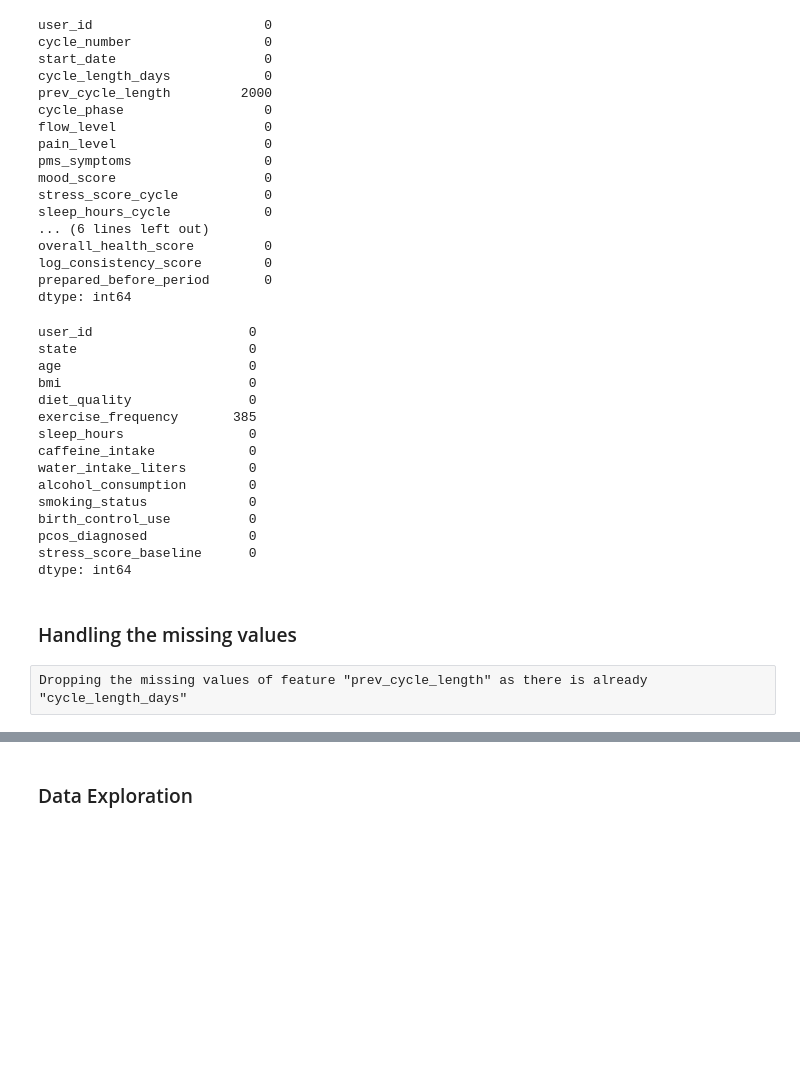
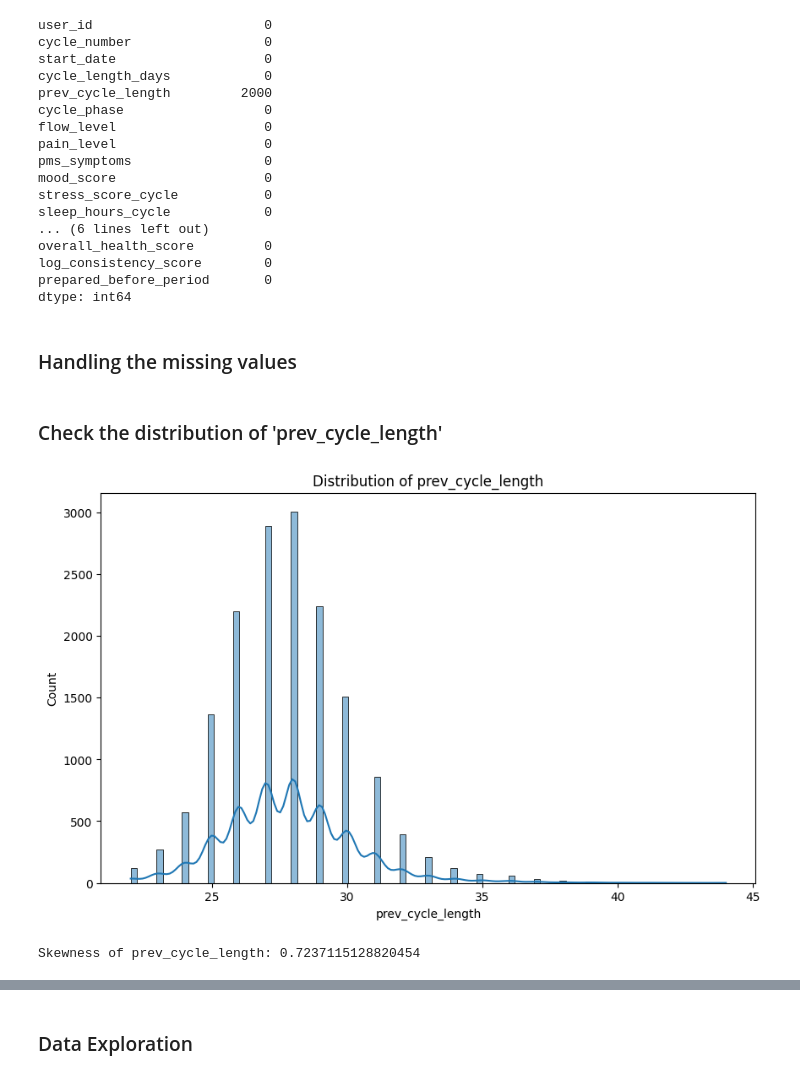
Before and after one commit to sushmitamalakar10/data-science-projects, a Jupyter notebook: Menstrual Cycle Tracker/menstrual_cycle.ipynb, the cells around one changed output, grey strips where cells are left out. Cells and saved outputs as stored; diff of their text form; code cells hidden in the pictures; blank space fills up the shorter version.

```diff
--- a/Menstrual Cycle Tracker/menstrual_cycle.ipynb
+++ b/Menstrual Cycle Tracker/menstrual_cycle.ipynb
@@ -110,25 +77,5 @@ overall_health_score         0
 log_consistency_score        0
 prepared_before_period       0
 dtype: int64
-# %%
-user_df.isnull().sum()
-# %% [output]
-user_id                    0
-state                      0
-age                        0
-bmi                        0
-diet_quality               0
-exercise_frequency       385
-sleep_hours                0
-caffeine_intake            0
-water_intake_liters        0
-alcohol_consumption        0
-smoking_status             0
-birth_control_use          0
-pcos_diagnosed             0
-stress_score_baseline      0
-dtype: int64
 # %% [markdown]
 ### Handling the missing values
-# %% [raw]
-Dropping the missing values of feature "prev_cycle_length" as there is already "cycle_length_days"
@@ -136,0 +82,14 @@ period_df = period_df.drop("prev_cycle_length", axis=1)
+# %% [markdown]
+### Check the distribution of 'prev_cycle_length'
+# %%
+plt.figure(figsize=(10, 6))
+
+sns.histplot(period_df['prev_cycle_length'], kde=True)
+plt.title('Distribution of prev_cycle_length')
+plt.show()
+
+skewness = period_df['prev_cycle_length'].skew()
+print(f"Skewness of prev_cycle_length: {skewness}")
+# %% [output]
+[figure, added]
+Skewness of prev_cycle_length: 0.7237115128820454
```
Also changed, not shown: parts of 92 cells of this notebook, 5 other files.
